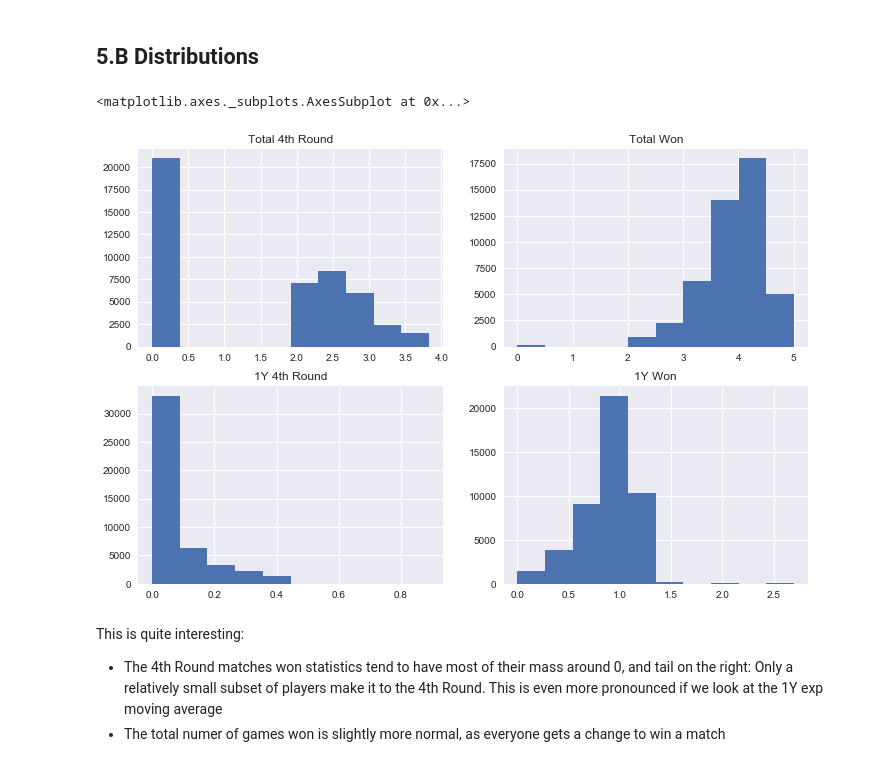
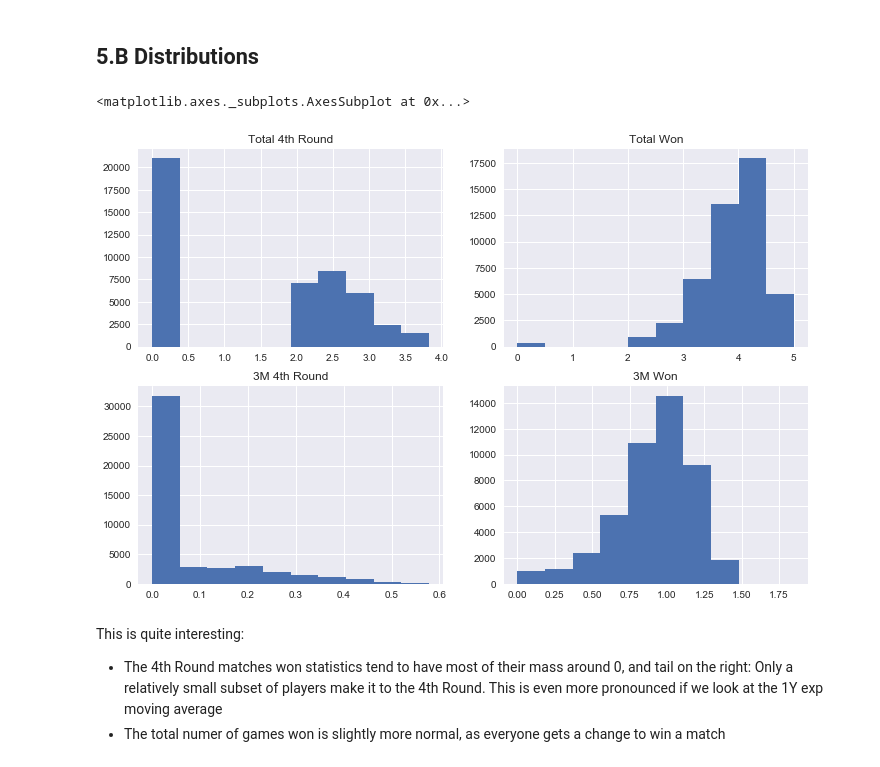
Before and after one commit to Vinh-CHUC/general-assembly-data-science-project, a Jupyter notebook: deliverables/3-ExploratoryDataAnalysis/Exploratory Data Analysis.ipynb, the cells around one changed output. Saved outputs shown, nothing was run; the diff lists cells and outputs as text; code cells hidden in the pictures.

```diff
--- a/deliverables/3-ExploratoryDataAnalysis/Exploratory Data Analysis.ipynb
+++ b/deliverables/3-ExploratoryDataAnalysis/Exploratory Data Analysis.ipynb
@@ -414,0 +405,4 @@ date_player_to_1Y_stats.head()
+# %%
+unstacked_rolling_dfs = {
+    k: v.stack(level=0) for k, v in rolling_dfs.items()
+}
@@ -440,7 +449,7 @@ date_player_to_1Y_stats.loc["2016-09-25", "Djokovic N."]["Won_The Final"], date_
 # Let's make copies of the dataframes with renamed columns in preparation for merge
 from itertools import product
 merge_dfs = {}
-for (player_name, horizon) in product(["P1_Name", "P2_Name"], ["TOTAL", "1Y"]):
-    stat_df = date_player_to_expanding_stats.copy() if horizon == "TOTAL" else date_player_to_1Y_stats.copy()
+for (player_name, horizon) in product(["P1_Name", "P2_Name"], unstacked_rolling_dfs.keys()):
+    stat_df = unstacked_rolling_dfs[horizon].copy()
     stat_df.columns = stat_df.columns.map(lambda x: player_name[:2] + "__" + horizon + "__" + x)
     merge_dfs[(player_name, horizon)] = stat_df
@@ -457,8 +455,0 @@ merge_dfs[("P1_Name", "TOTAL")].head()
-# %%
-independant_df = eda_df.copy()
-
-for (player_name, _), df_to_merge_with in merge_dfs.items():
-    independant_df = independant_df.merge(
-        df_to_merge_with, left_on=["Date", player_name], right_index=True, how="left"
-    )
-independant_df.columns
@@ -482,0 +460,15 @@ Index(['Location', 'Tournament', 'Date', 'Series', 'Court', 'Surface', 'Round',
+# %%
+from datetime import timedelta
+independant_df = eda_df.copy()
+independant_df.Date = independant_df.Date - timedelta(days=1)  # Now the Date will the day before the game
+
+for (player_name, _), df_to_merge_with in merge_dfs.items():
+    # So that when joining we're getting data only up until the previous day, if it was until today we'd be using the outcome to predict the outcome!!!
+    independant_df = independant_df.merge(
+        df_to_merge_with, left_on=["Date", player_name], right_index=True, how="inner"
+    )
+
+# Restoring the date to its correct value
+independant_df.Date = independant_df.Date + timedelta(days=1)
+independant_df.sort_index(axis=0, inplace=True)
+independant_df.columns
@@ -551,16 +560,16 @@ On the other hand this correlation is between a boolean vector and vectors with
 # %%
 _, axes = plt.subplots(2, 2)
 axes[0][0].set_title("Total 4th Round")
-axes[1][0].set_title("1Y 4th Round")
+axes[1][0].set_title("3M 4th Round")
 axes[0][1].set_title("Total Won")
-axes[1][1].set_title("1Y Won")
+axes[1][1].set_title("3M Won")
 np.log10(independant_df["P1__TOTAL__Won_4th Round"] * 100 + 1).hist(ax=axes[0][0])
-np.log10(independant_df["P1__1Y__Won_4th Round"] * 100 + 1).hist(ax=axes[1][0])
+np.log10(independant_df["P1__3M__Won_4th Round"] * 100 + 1).hist(ax=axes[1][0])
 np.log10(independant_df["P1__TOTAL__Won"] * 100 + 1).hist(ax=axes[0][1])
-np.log10(independant_df["P1__1Y__Won"] * 100 + 1).hist(ax=axes[1][1])
+np.log10(independant_df["P1__3M__Won"] * 100 + 1).hist(ax=axes[1][1])
 # %% [output]
 <matplotlib.axes._subplots.AxesSubplot at 0x...>
-[figure, old version]
+[figure, new version]
 # %% [markdown]
 This is quite interesting:
 * The 4th Round matches won statistics tend to have most of their mass around 0, and tail on the right: Only a relatively small subset of players make it to the 4th Round. This is even more pronounced if we look at the 1Y exp moving average
```
Also changed, not shown: parts of 36 cells of this notebook, 2 other files.
